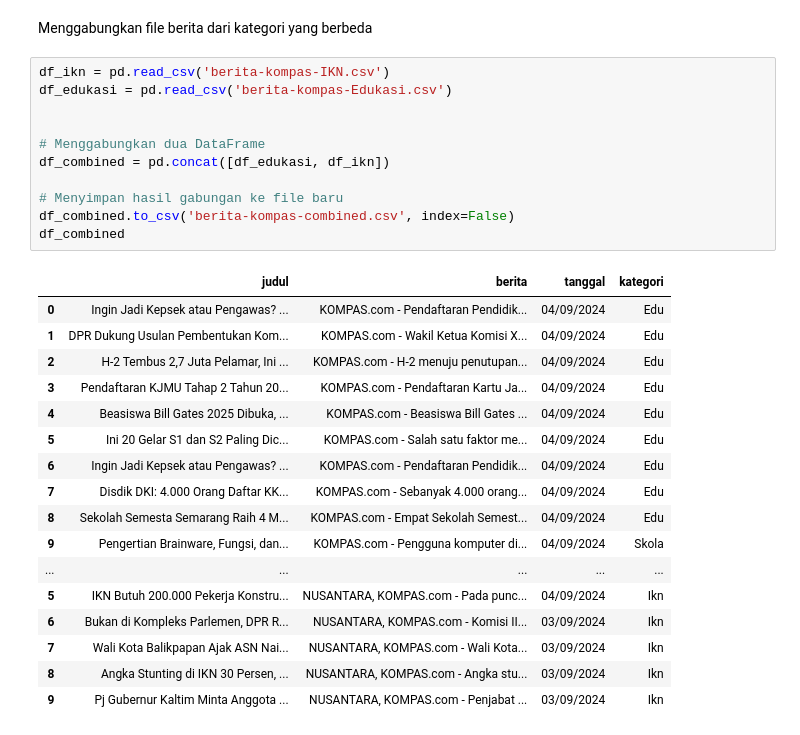
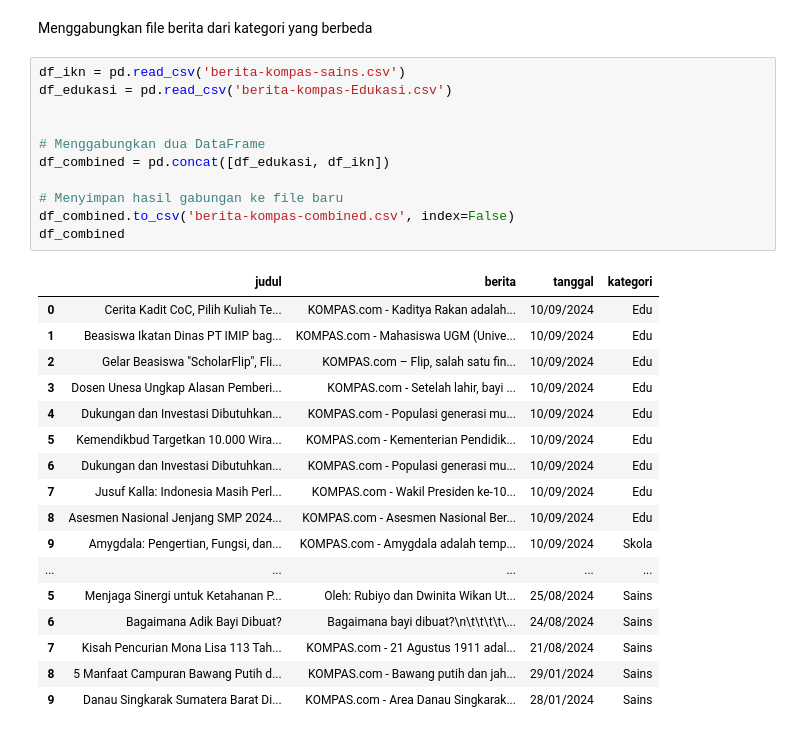
Before and after one commit to RahmaNhz/PPW, a Jupyter notebook: _sources/CrawlingBerita.ipynb, the cells around one changed output. Drawn from its saved outputs; the diff is of its cells as text.

```diff
--- a/_sources/CrawlingBerita.ipynb
+++ b/_sources/CrawlingBerita.ipynb
@@ -261,31 +261,31 @@ kompasnews(1,limit=10)
 # %% [markdown]
 Menggabungkan file berita dari kategori yang berbeda
 # %%
-df_ikn = pd.read_csv('berita-kompas-IKN.csv')
+df_ikn = pd.read_csv('berita-kompas-sains.csv')
 df_edukasi = pd.read_csv('berita-kompas-Edukasi.csv')
 
 
 # Menggabungkan dua DataFrame
 df_combined = pd.concat([df_edukasi, df_ikn])
 
 # Menyimpan hasil gabungan ke file baru
 df_combined.to_csv('berita-kompas-combined.csv', index=False)
 df_combined
 # %% [output]
 |  | judul | berita | tanggal | kategori |
-| 0 | Ingin Jadi Kepsek atau Pengawas? ... | KOMPAS.com - Pendaftaran Pendidik... | 04/09/2024 | Edu |
-| 1 | DPR Dukung Usulan Pembentukan Kom... | KOMPAS.com - Wakil Ketua Komisi X... | 04/09/2024 | Edu |
-| 2 | H-2 Tembus 2,7 Juta Pelamar, Ini ... | KOMPAS.com - H-2 menuju penutupan... | 04/09/2024 | Edu |
-| 3 | Pendaftaran KJMU Tahap 2 Tahun 20... | KOMPAS.com - Pendaftaran Kartu Ja... | 04/09/2024 | Edu |
-| 4 | Beasiswa Bill Gates 2025 Dibuka, ... | KOMPAS.com - Beasiswa Bill Gates ... | 04/09/2024 | Edu |
-| 5 | Ini 20 Gelar S1 dan S2 Paling Dic... | KOMPAS.com - Salah satu faktor me... | 04/09/2024 | Edu |
-| 6 | Ingin Jadi Kepsek atau Pengawas? ... | KOMPAS.com - Pendaftaran Pendidik... | 04/09/2024 | Edu |
-| 7 | Disdik DKI: 4.000 Orang Daftar KK... | KOMPAS.com - Sebanyak 4.000 orang... | 04/09/2024 | Edu |
-| 8 | Sekolah Semesta Semarang Raih 4 M... | KOMPAS.com - Empat Sekolah Semest... | 04/09/2024 | Edu |
-| 9 | Pengertian Brainware, Fungsi, dan... | KOMPAS.com - Pengguna komputer di... | 04/09/2024 | Skola |
+| 0 | Cerita Kadit CoC, Pilih Kuliah Te... | KOMPAS.com - Kaditya Rakan adalah... | 10/09/2024 | Edu |
+| 1 | Beasiswa Ikatan Dinas PT IMIP bag... | KOMPAS.com - Mahasiswa UGM (Unive... | 10/09/2024 | Edu |
+| 2 | Gelar Beasiswa "ScholarFlip", Fli... | KOMPAS.com – Flip, salah satu fin... | 10/09/2024 | Edu |
+| 3 | Dosen Unesa Ungkap Alasan Pemberi... | KOMPAS.com - Setelah lahir, bayi ... | 10/09/2024 | Edu |
+| 4 | Dukungan dan Investasi Dibutuhkan... | KOMPAS.com - Populasi generasi mu... | 10/09/2024 | Edu |
+| 5 | Kemendikbud Targetkan 10.000 Wira... | KOMPAS.com - Kementerian Pendidik... | 10/09/2024 | Edu |
+| 6 | Dukungan dan Investasi Dibutuhkan... | KOMPAS.com - Populasi generasi mu... | 10/09/2024 | Edu |
+| 7 | Jusuf Kalla: Indonesia Masih Perl... | KOMPAS.com - Wakil Presiden ke-10... | 10/09/2024 | Edu |
+| 8 | Asesmen Nasional Jenjang SMP 2024... | KOMPAS.com - Asesmen Nasional Ber... | 10/09/2024 | Edu |
+| 9 | Amygdala: Pengertian, Fungsi, dan... | KOMPAS.com - Amygdala adalah temp... | 10/09/2024 | Skola |
 | ... | ... | ... | ... | ... |
-| 5 | IKN Butuh 200.000 Pekerja Konstru... | NUSANTARA, KOMPAS.com - Pada punc... | 04/09/2024 | Ikn |
-| 6 | Bukan di Kompleks Parlemen, DPR R... | NUSANTARA, KOMPAS.com - Komisi II... | 03/09/2024 | Ikn |
-| 7 | Wali Kota Balikpapan Ajak ASN Nai... | NUSANTARA, KOMPAS.com - Wali Kota... | 03/09/2024 | Ikn |
-| 8 | Angka Stunting di IKN 30 Persen, ... | NUSANTARA, KOMPAS.com - Angka stu... | 03/09/2024 | Ikn |
-| 9 | Pj Gubernur Kaltim Minta Anggota ... | NUSANTARA, KOMPAS.com - Penjabat ... | 03/09/2024 | Ikn |
+| 5 | Menjaga Sinergi untuk Ketahanan P... | Oleh: Rubiyo dan Dwinita Wikan Ut... | 25/08/2024 | Sains |
+| 6 | Bagaimana Adik Bayi Dibuat? | Bagaimana bayi dibuat?\n\t\t\t\t\... | 24/08/2024 | Sains |
+| 7 | Kisah Pencurian Mona Lisa 113 Tah... | KOMPAS.com - 21 Agustus 1911 adal... | 21/08/2024 | Sains |
+| 8 | 5 Manfaat Campuran Bawang Putih d... | KOMPAS.com - Bawang putih dan jah... | 29/01/2024 | Sains |
+| 9 | Danau Singkarak Sumatera Barat Di... | KOMPAS.com - Area Danau Singkarak... | 28/01/2024 | Sains |
```
Also changed, not shown: parts of 7 cells of this notebook, 15 other files.
